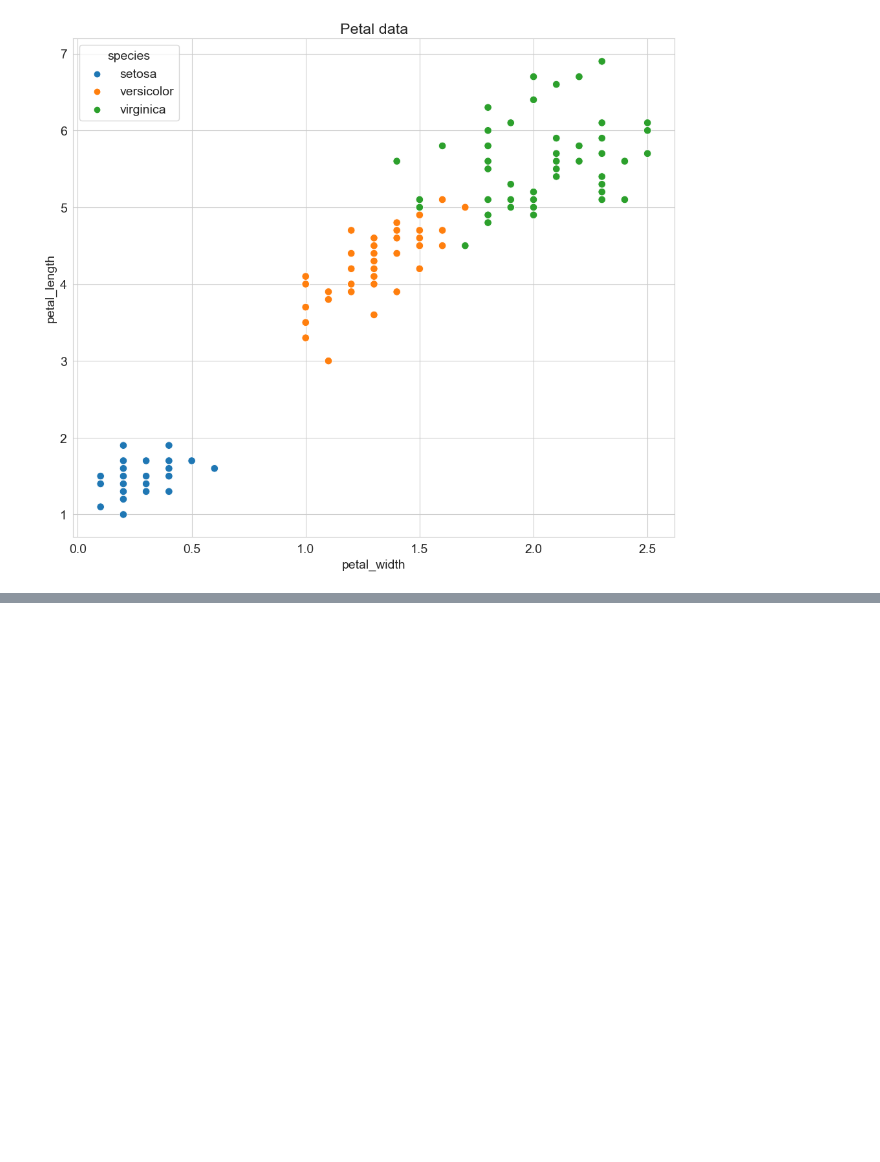
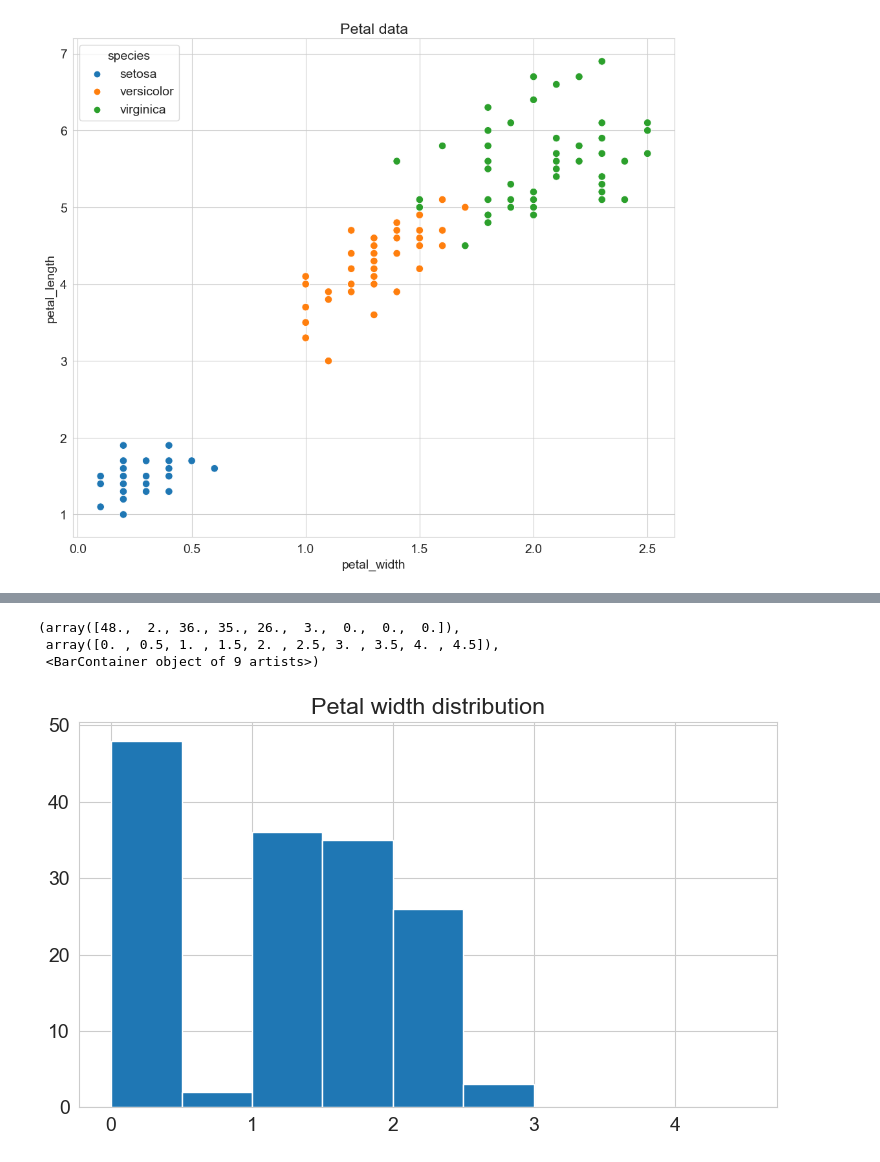
Before and after one commit to Lakshit-Chiranjiv/Python-Data-Analysis-Repo, a Jupyter notebook: Python Matplotlib-Seaborn.ipynb, the cells around one changed output, grey strips where cells are left out. Saved outputs shown, nothing was run; the diff lists cells and outputs as text; code cells hidden in the pictures; blank space fills up the shorter version.

```diff
--- a/Python Matplotlib-Seaborn.ipynb
+++ b/Python Matplotlib-Seaborn.ipynb
@@ -193,0 +216,9 @@ sns.scatterplot(data=flowers_df, x="petal_width", y="petal_length", hue="species
+# %%
+import numpy as np
+plt.title('Petal width distribution')
+plt.hist(flowers_df.petal_width, bins=np.arange(0,5,0.5))
+# %% [output]
+(array([48.,  2., 36., 35., 26.,  3.,  0.,  0.,  0.]),
+ array([0. , 0.5, 1. , 1.5, 2. , 2.5, 3. , 3.5, 4. , 4.5]),
+ <BarContainer object of 9 artists>)
+[figure, added]
```
Also changed, not shown: parts of 6 cells of this notebook.
